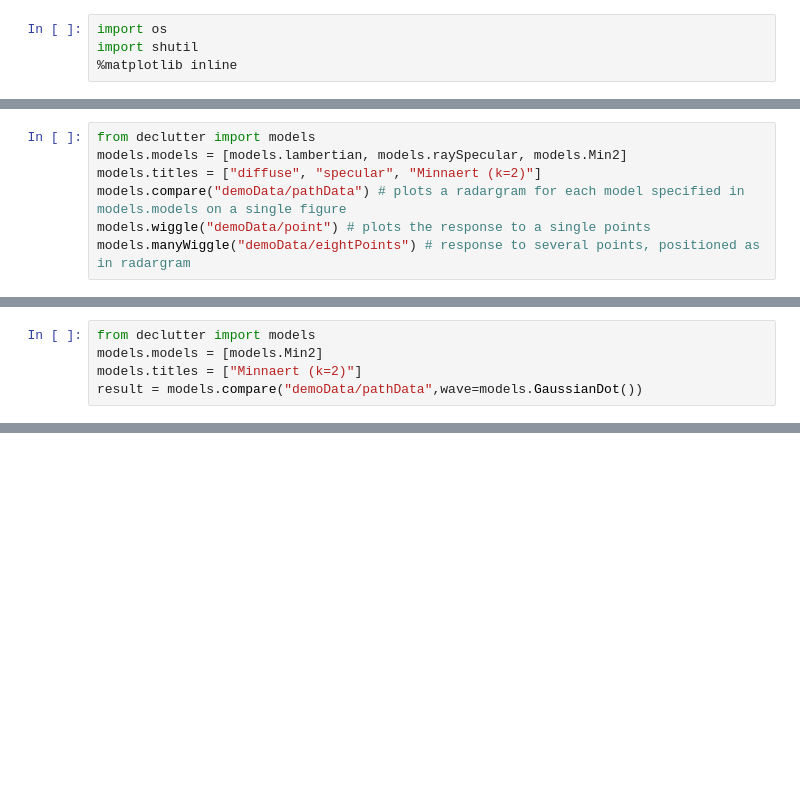
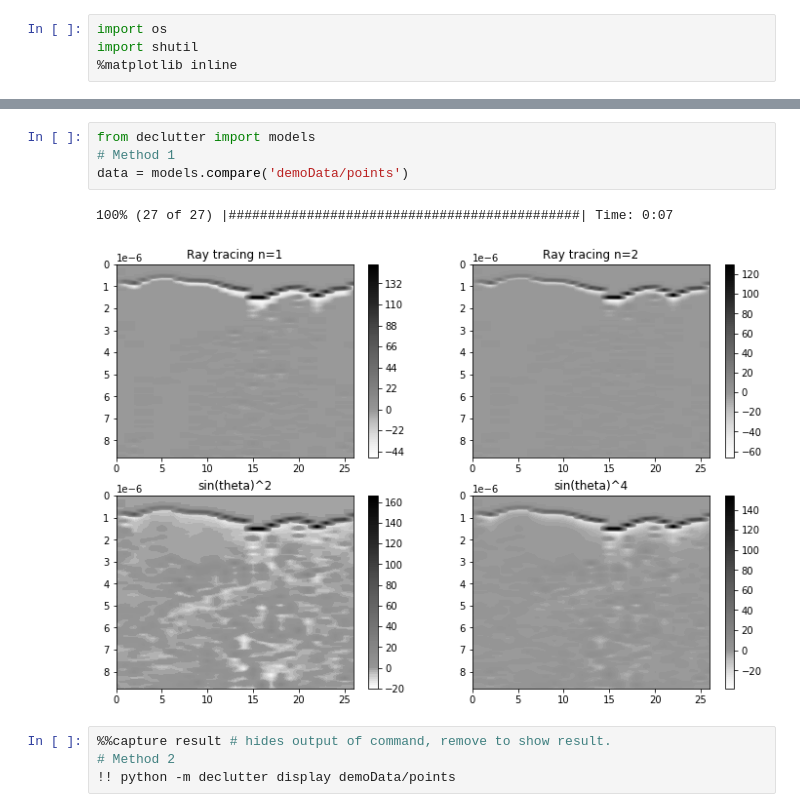
Before and after one commit to bearecinos/radar-declutter, a Jupyter notebook: docs/Examples.ipynb, the cells around one changed output, grey strips where cells are left out. Cells and saved outputs as stored; diff of their text form; blank space fills up the shorter version.

```diff
--- a/docs/Examples.ipynb
+++ b/docs/Examples.ipynb
@@ -125,7 +6,0 @@ Note that, to be able to run this code in parallel, the model used must be a fun
-# %%
-from declutter import models
-models.models = [models.lambertian, models.raySpecular, models.Min2]
-models.titles = ["diffuse", "specular", "Minnaert (k=2)"]
-models.compare("demoData/pathData") # plots a radargram for each model specified in models.models on a single figure
-models.wiggle("demoData/point") # plots the response to a single points
-models.manyWiggle("demoData/eightPoints") # response to several points, positioned as in radargram
@@ -191,5 +6,0 @@ Finally, display the radargram predicted by a particular model.
-# %%
-from declutter import models
-models.models = [models.Min2]
-models.titles = ["Minnaert (k=2)"]
-result = models.compare("demoData/pathData",wave=models.GaussianDot())
@@ -254,0 +74,11 @@ In the first command, the optional -c and -d allow the cell size and output dire
+# %%
+from declutter import models
+# Method 1
+data = models.compare('demoData/points')
+# %% [output]
+100% (27 of 27) |#############################################| Time: 0:07
+[figure, added]
+# %%
+%%capture result # hides output of command, remove to show result.
+# Method 2
+!! python -m declutter display demoData/points
```
Also changed, not shown: parts of 47 cells of this notebook, 29 other files.
